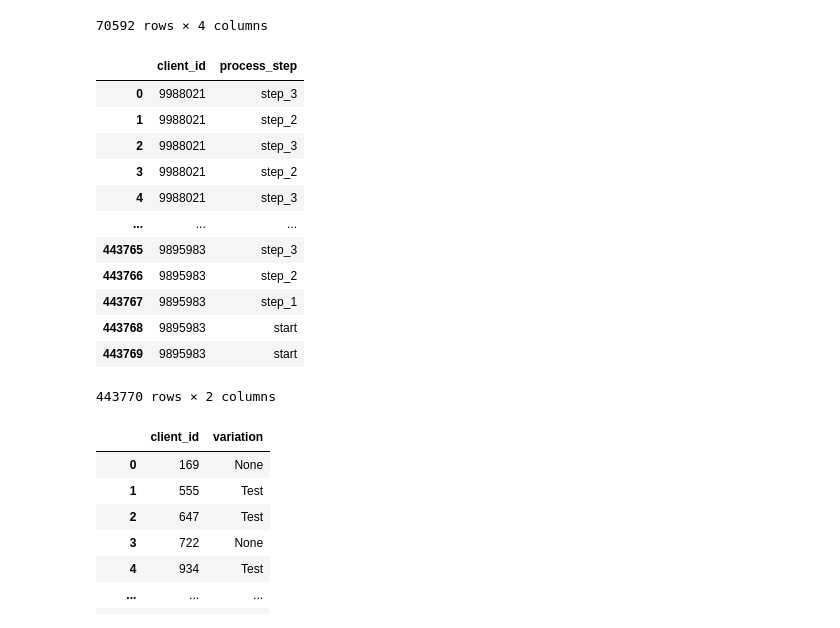
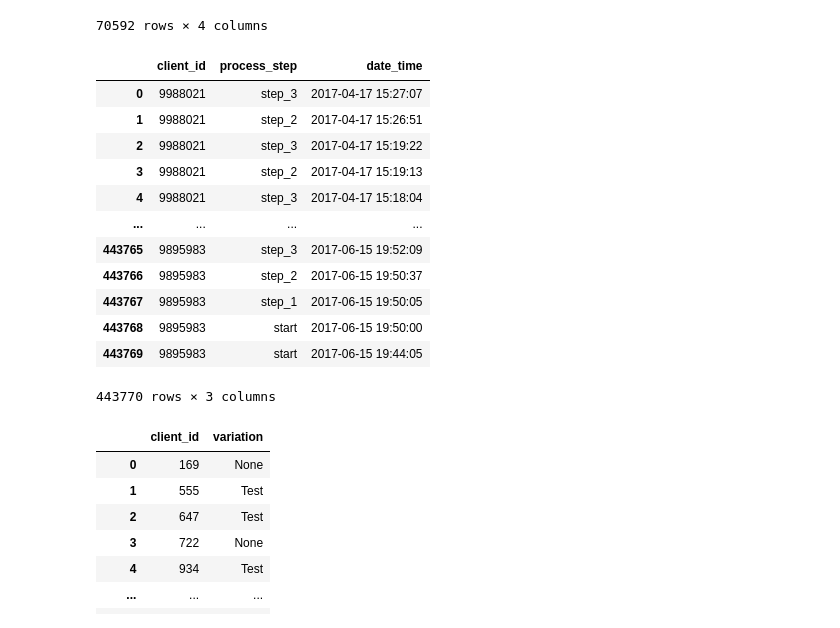
Before and after one commit to allera484/vanguard-ab-test, a Jupyter notebook: notebook/client_tenure_hypothesis.ipynb, the cells around one changed output. Saved outputs shown, nothing was run; the diff lists cells and outputs as text; code cells hidden in the pictures.

```diff
--- a/notebook/client_tenure_hypothesis.ipynb
+++ b/notebook/client_tenure_hypothesis.ipynb
@@ -219,27 +219,27 @@ data_demo
 # %%
 with engine.connect() as connection:
     # Query to extract relevant columns from df_final_demo
-    txt = '''SELECT client_id, process_step
+    txt = '''SELECT client_id, process_step, date_time
             FROM df_final_web_data;'''
     query = text(txt)
     result = connection.execute(query)
     data_web = pd.DataFrame(result.all())
 
 data_web
 # %% [output]
-|  | client_id | process_step |
-| 0 | 9988021 | step_3 |
-| 1 | 9988021 | step_2 |
-| 2 | 9988021 | step_3 |
-| 3 | 9988021 | step_2 |
-| 4 | 9988021 | step_3 |
-| ... | ... | ... |
-| 443765 | 9895983 | step_3 |
-| 443766 | 9895983 | step_2 |
-| 443767 | 9895983 | step_1 |
-| 443768 | 9895983 | start |
-| 443769 | 9895983 | start |
+|  | client_id | process_step | date_time |
+| 0 | 9988021 | step_3 | 2017-04-17 15:27:07 |
+| 1 | 9988021 | step_2 | 2017-04-17 15:26:51 |
+| 2 | 9988021 | step_3 | 2017-04-17 15:19:22 |
+| 3 | 9988021 | step_2 | 2017-04-17 15:19:13 |
+| 4 | 9988021 | step_3 | 2017-04-17 15:18:04 |
+| ... | ... | ... | ... |
+| 443765 | 9895983 | step_3 | 2017-06-15 19:52:09 |
+| 443766 | 9895983 | step_2 | 2017-06-15 19:50:37 |
+| 443767 | 9895983 | step_1 | 2017-06-15 19:50:05 |
+| 443768 | 9895983 | start | 2017-06-15 19:50:00 |
+| 443769 | 9895983 | start | 2017-06-15 19:44:05 |
-443770 rows × 2 columns
+443770 rows × 3 columns
 # %%
 with engine.connect() as connection:
     # Query to extract relevant columns from df_final_experiment_clients
```
Also changed, not shown: parts of 5 cells of this notebook.
